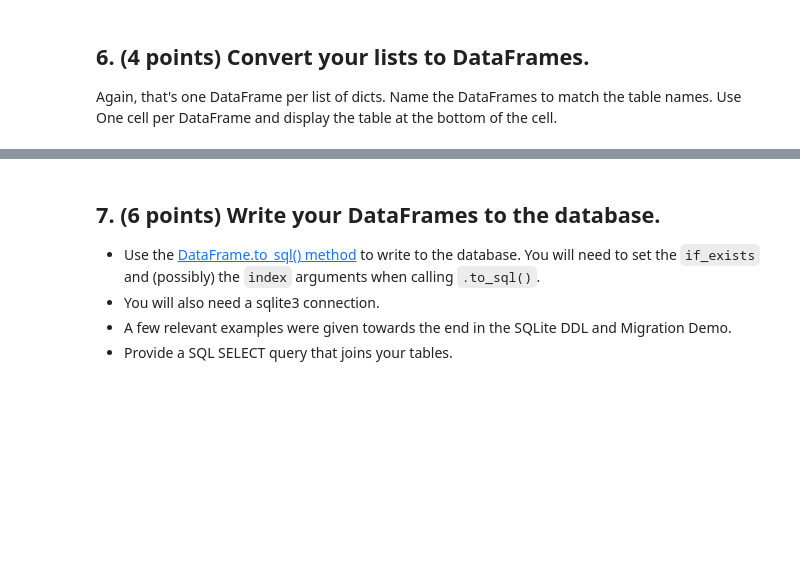
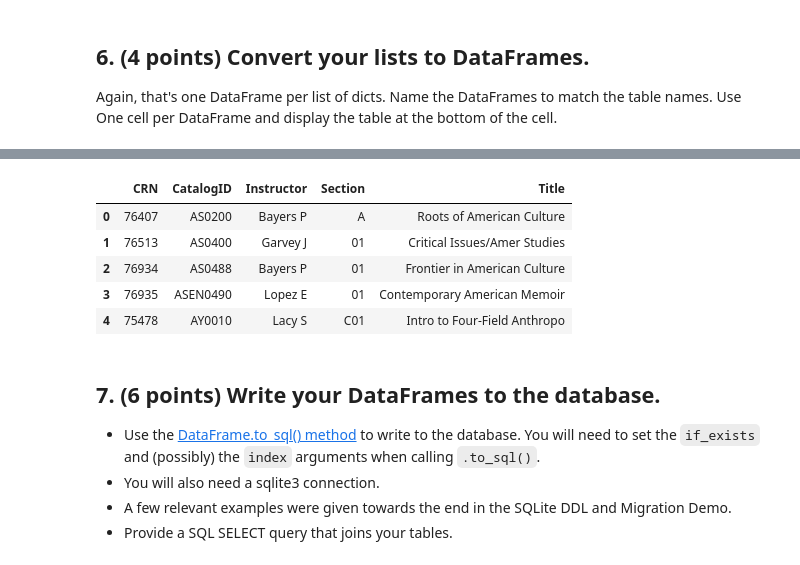
Before and after one commit to fairfield-university-is510-fall2017/is510-quiz-5-anthonyiorio, a Jupyter notebook: Quiz 5.ipynb, the cells around one changed output, grey strips where cells are left out. Saved outputs shown, nothing was run; the diff lists cells and outputs as text; code cells hidden in the pictures; blank space fills up the shorter version.

```diff
--- a/Quiz 5.ipynb
+++ b/Quiz 5.ipynb
@@ -252,3 +271,13 @@ YOUR CODE FOR TABLE 4
+# %%
+COURSE_FACTS_DF = pd.DataFrame(COURSE_FACTS_LIST)
+COURSE_FACTS_DF
+# %% [output]
+|  | CRN | CatalogID | Instructor | Section | Title |
+| 0 | 76407 | AS0200 | Bayers P | A | Roots of American Culture |
+| 1 | 76513 | AS0400 | Garvey J | 01 | Critical Issues/Amer Studies |
+| 2 | 76934 | AS0488 | Bayers P | 01 | Frontier in American Culture |
+| 3 | 76935 | ASEN0490 | Lopez E | 01 | Contemporary American Memoir |
+| 4 | 75478 | AY0010 | Lacy S | C01 | Intro to Four-Field Anthropo |
 # %% [markdown]
 ## 7. (6 points) Write your DataFrames to the database.
 * Use the [DataFrame.to_sql() method](https://pandas.pydata.org/pandas-docs/stable/io.html#sql-queries) to write to the database. You will need to set the `if_exists` and (possibly) the `index` arguments when calling `.to_sql()`.
```
Also changed, not shown: parts of 9 cells of this notebook, 1 other file.
